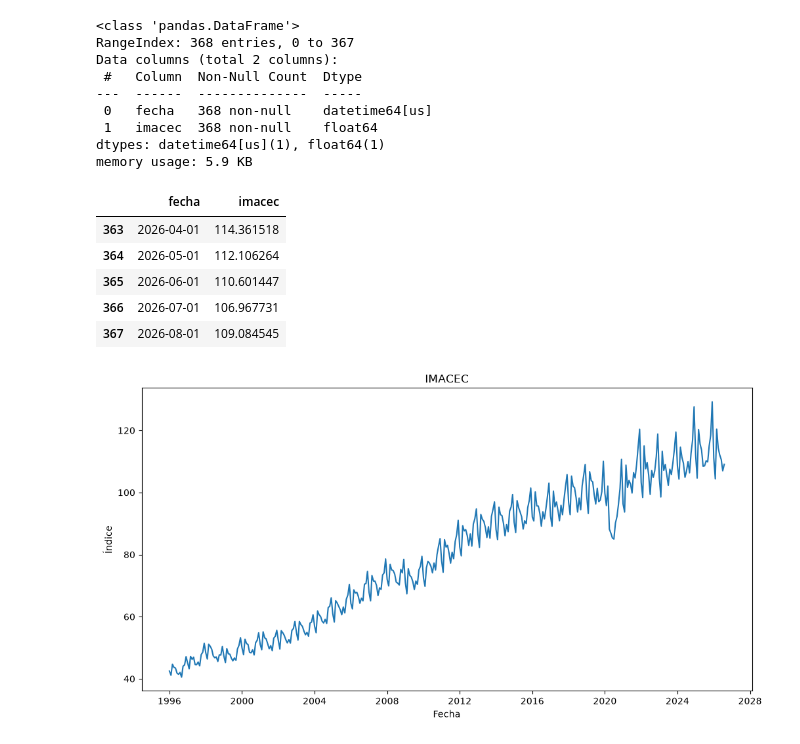
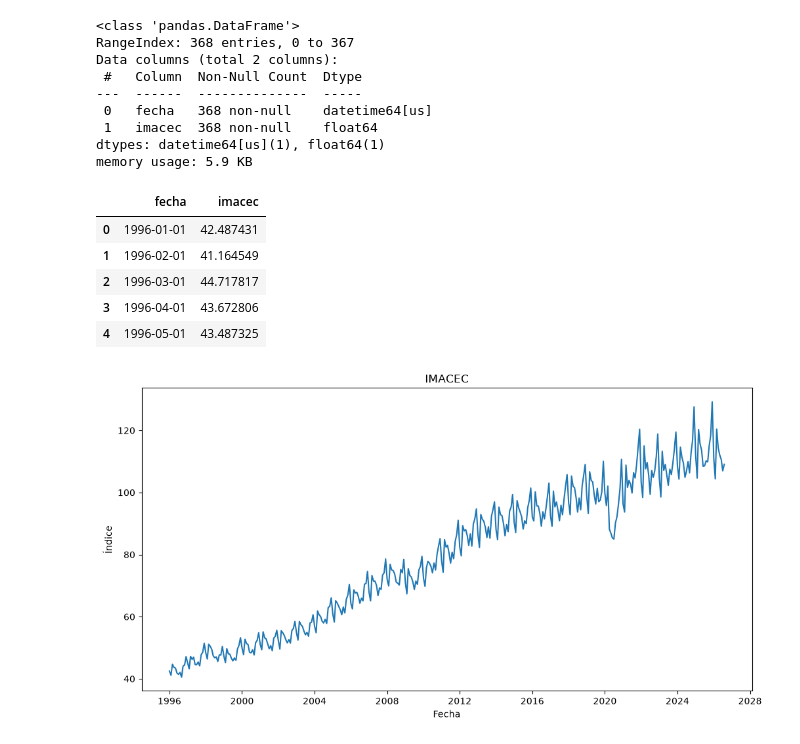
Before and after one commit to matiaspalma1/Portafolio_grupo_12_Imacec, a Jupyter notebook: notebooks/exploracion.ipynb, the cells around one changed output. Saved outputs shown, nothing was run; the diff lists cells and outputs as text; code cells hidden in the pictures.

```diff
--- a/notebooks/exploracion.ipynb
+++ b/notebooks/exploracion.ipynb
@@ -88,14 +88,14 @@ Data columns (total 2 columns):
 dtypes: datetime64[us](1), float64(1)
 memory usage: 5.9 KB
 # %%
-df_imacec.tail()
+df_imacec.head()
 # %% [output]
 |  | fecha | imacec |
-| 363 | 2026-04-01 | 114.361518 |
-| 364 | 2026-05-01 | 112.106264 |
-| 365 | 2026-06-01 | 110.601447 |
-| 366 | 2026-07-01 | 106.967731 |
-| 367 | 2026-08-01 | 109.084545 |
+| 0 | 1996-01-01 | 42.487431 |
+| 1 | 1996-02-01 | 41.164549 |
+| 2 | 1996-03-01 | 44.717817 |
+| 3 | 1996-04-01 | 43.672806 |
+| 4 | 1996-05-01 | 43.487325 |
 # %%
 import matplotlib.pyplot as plt
 
```
Also changed, not shown: parts of 3 cells of this notebook.
